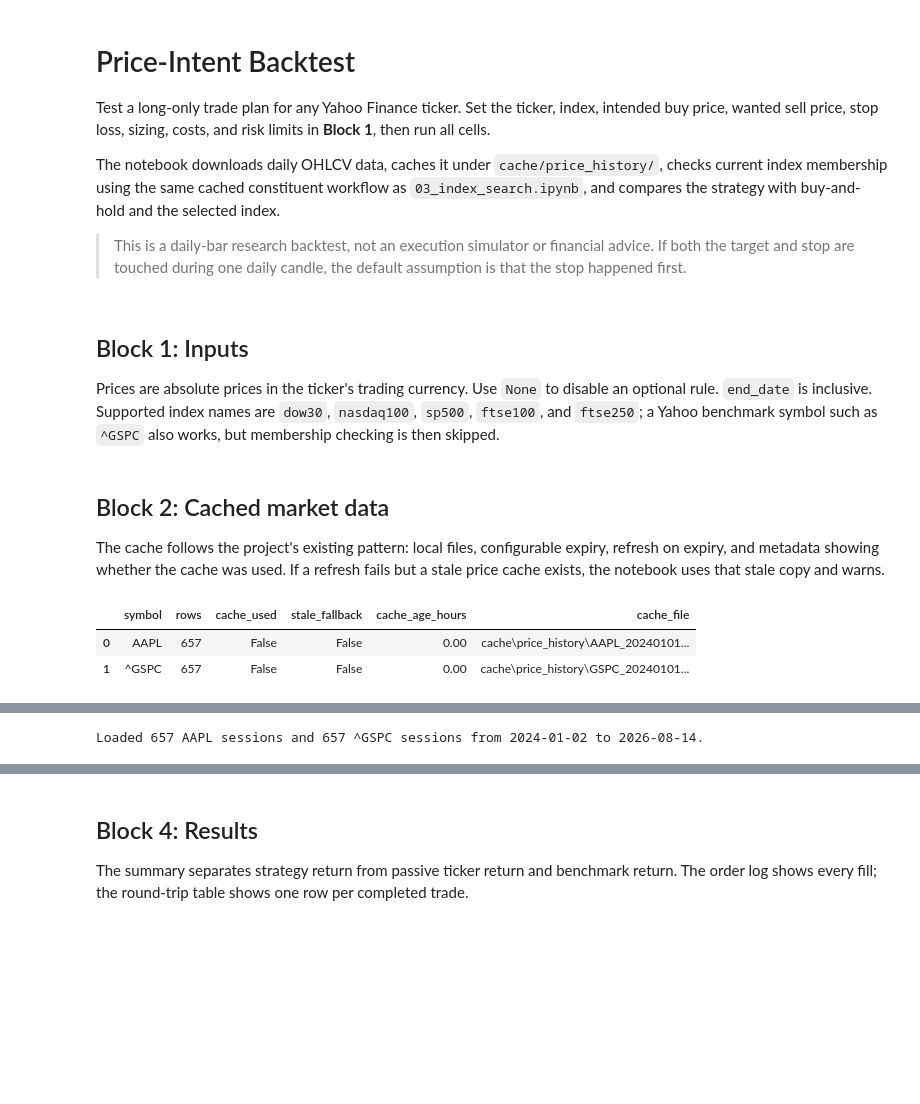
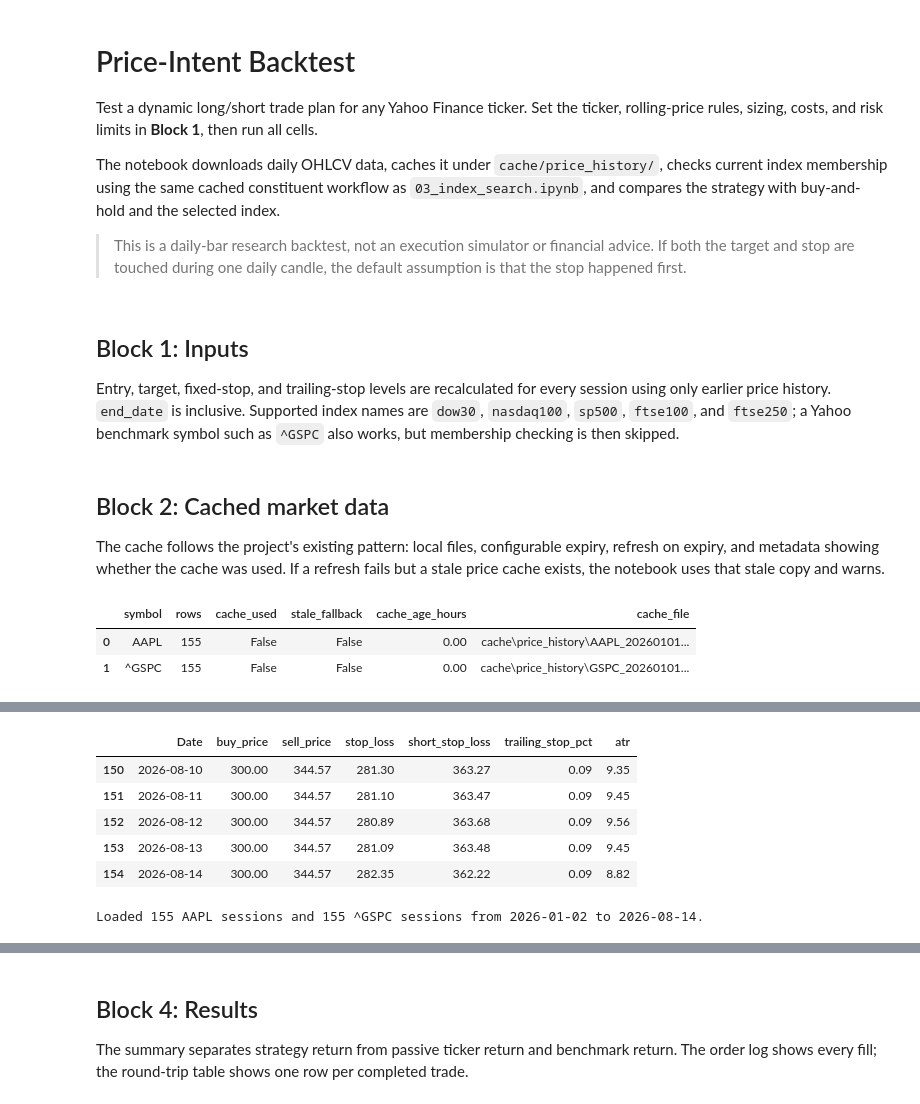
Before and after one commit to tathagata1/stock-analysis, a Jupyter notebook: 04_backtesting.ipynb, the cells around one changed output, grey strips where cells are left out. Saved outputs shown, nothing was run; the diff lists cells and outputs as text; code cells hidden in the pictures; blank space fills up the shorter version.

```diff
--- a/04_backtesting.ipynb
+++ b/04_backtesting.ipynb
@@ -1,7 +1,7 @@
 # %% [markdown]
 # Price-Intent Backtest
 
-Test a long-only trade plan for any Yahoo Finance ticker. Set the ticker, index, intended buy price, wanted sell price, stop loss, sizing, costs, and risk limits in **Block 1**, then run all cells.
+Test a dynamic long/short trade plan for any Yahoo Finance ticker. Set the ticker, rolling-price rules, sizing, costs, and risk limits in **Block 1**, then run all cells.
 
 The notebook downloads daily OHLCV data, caches it under `cache/price_history/`, checks current index membership using the same cached constituent workflow as `03_index_search.ipynb`, and compares the strategy with buy-and-hold and the selected index.
 
@@ -24,19 +25,20 @@ pd.options.display.float_format = "{:,.2f}".format
 # %% [markdown]
 ## Block 1: Inputs
 
-Prices are absolute prices in the ticker's trading currency. Use `None` to disable an optional rule. `end_date` is inclusive. Supported index names are `dow30`, `nasdaq100`, `sp500`, `ftse100`, and `ftse250`; a Yahoo benchmark symbol such as `^GSPC` also works, but membership checking is then skipped.
+Entry, target, fixed-stop, and trailing-stop levels are recalculated for every session using only earlier price history. `end_date` is inclusive. Supported index names are `dow30`, `nasdaq100`, `sp500`, `ftse100`, and `ftse250`; a Yahoo benchmark symbol such as `^GSPC` also works, but membership checking is then skipped.
 # %%
 # Instrument and historical window
 ticker = "AAPL"
 index_name = "sp500"
-start_date = "2024-01-01"
+start_date = "2026-01-01"
 end_date = None  # Inclusive; use None for the latest available day
 
-# Trade intent (long-only)
-buy_price = 175.00             # Buy-limit intent
-sell_price = 210.00            # Profit target; None disables it
-stop_loss = 155.00             # Fixed stop; None disables it
-trailing_stop_pct = None       # Example: 0.10 for a 10% trailing stop
+# Dynamic price and risk rules
+price_lookback_days = 20       # Prior-session low/high channel
+atr_window_days = 14           # Prior-session volatility window
+stop_loss_atr_multiplier = 2.0
+trailing_stop_atr_multiplier = 3.0
+allow_short_selling = False    # True enables mirrored short trades
 
 # Capital, position, and order limits
 initial_capital = 100.00
@@ -69,32 +71,52 @@ The cache follows the project's existing pattern: local files, configurable expi
 # %%
 market_data = load_backtest_market_data(
     ticker=ticker,
     index_name=index_name,
     start_date=start_date,
     end_date=end_date,
     cache_dir=cache_dir,
     cache_max_age_hours=cache_max_age_hours,
     refresh_price_cache=refresh_price_cache,
     check_index_membership=check_index_membership,
 )
 
 benchmark_ticker = market_data["benchmark_ticker"]
 price_history = market_data["price_history"]
 benchmark_history = market_data["benchmark_history"]
 
+dynamic_levels = build_dynamic_price_levels(
+    history=price_history,
+    lookback_days=price_lookback_days,
+    atr_window_days=atr_window_days,
+    stop_atr_multiplier=stop_loss_atr_multiplier,
+    trailing_atr_multiplier=trailing_stop_atr_multiplier,
+)
+buy_price = dynamic_levels["buy_price"]
+sell_price = dynamic_levels["sell_price"]
+stop_loss = dynamic_levels["stop_loss"]
+short_stop_loss = dynamic_levels["short_stop_loss"]
+trailing_stop_pct = dynamic_levels["trailing_stop_pct"]
+
 display(pd.DataFrame([
     market_data["ticker_cache_meta"],
     market_data["benchmark_cache_meta"],
 ]))
 display(pd.DataFrame([market_data["membership"]]))
+display(dynamic_levels.dropna().tail())
 print(market_data["load_message"])
 # %% [output]
 |  | symbol | rows | cache_used | stale_fallback | cache_age_hours | cache_file |
-| 0 | AAPL | 657 | False | False | 0.00 | cache\price_history\AAPL_20240101... |
-| 1 | ^GSPC | 657 | False | False | 0.00 | cache\price_history\GSPC_20240101... |
+| 0 | AAPL | 155 | False | False | 0.00 | cache\price_history\AAPL_20260101... |
+| 1 | ^GSPC | 155 | False | False | 0.00 | cache\price_history\GSPC_20260101... |
 |  | index_name | ticker | is_current_constituent | constituents_loaded | cache_used | cache_file | note |
 | 0 | sp500 | AAPL | True | 503 | True | cache\sp500_tickers.json | Current membership only; this is ... |
+|  | Date | buy_price | sell_price | stop_loss | short_stop_loss | trailing_stop_pct | atr |
+| 150 | 2026-08-10 | 300.00 | 344.57 | 281.30 | 363.27 | 0.09 | 9.35 |
+| 151 | 2026-08-11 | 300.00 | 344.57 | 281.10 | 363.47 | 0.09 | 9.45 |
+| 152 | 2026-08-12 | 300.00 | 344.57 | 280.89 | 363.68 | 0.09 | 9.56 |
+| 153 | 2026-08-13 | 300.00 | 344.57 | 281.09 | 363.48 | 0.09 | 9.45 |
+| 154 | 2026-08-14 | 300.00 | 344.57 | 282.35 | 362.22 | 0.09 | 8.82 |
-Loaded 657 AAPL sessions and 657 ^GSPC sessions from 2024-01-02 to 2026-08-14.
+Loaded 155 AAPL sessions and 155 ^GSPC sessions from 2026-01-02 to 2026-08-14.
 # %% [markdown]
 ## Block 3: Backtest engine
 
```
Also changed, not shown: parts of 6 cells of this notebook, 3 other files.
